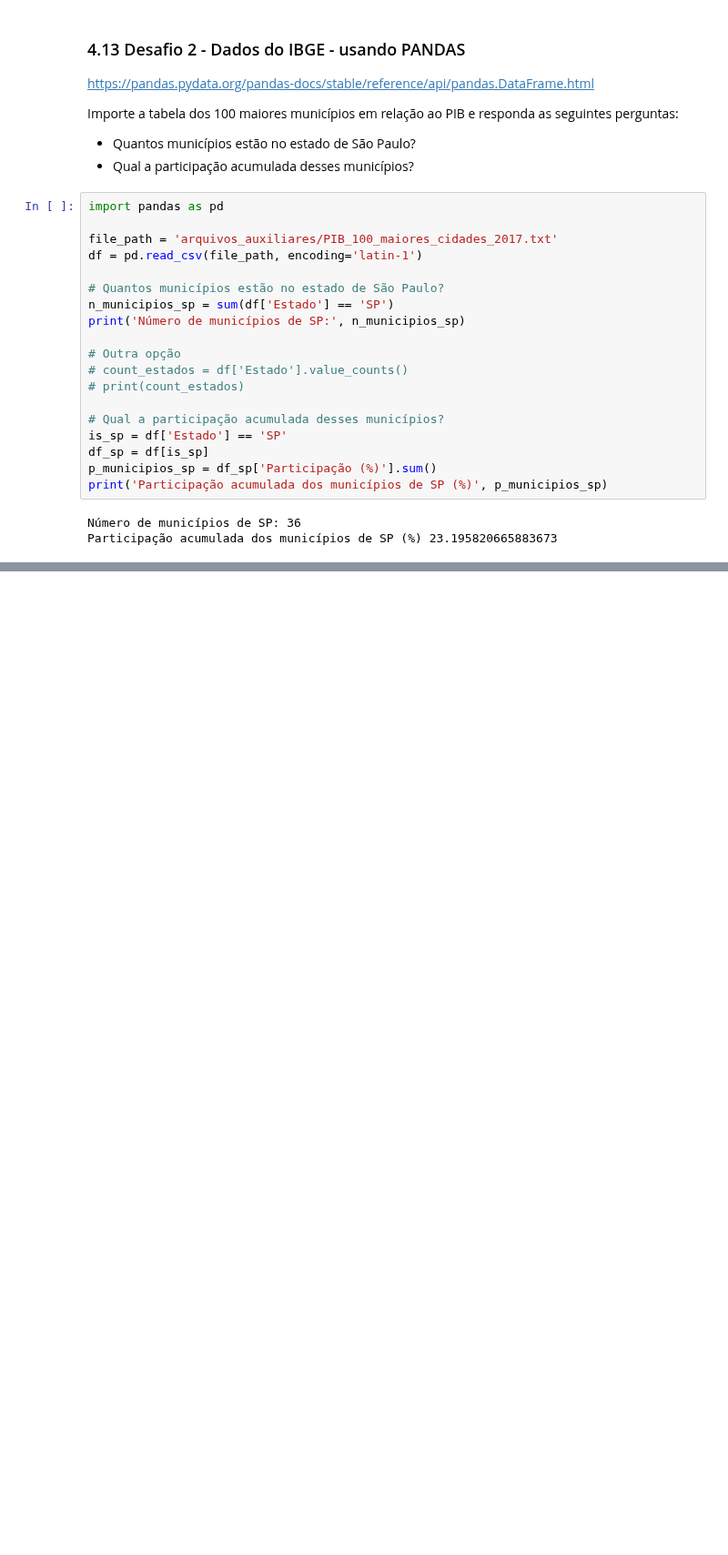
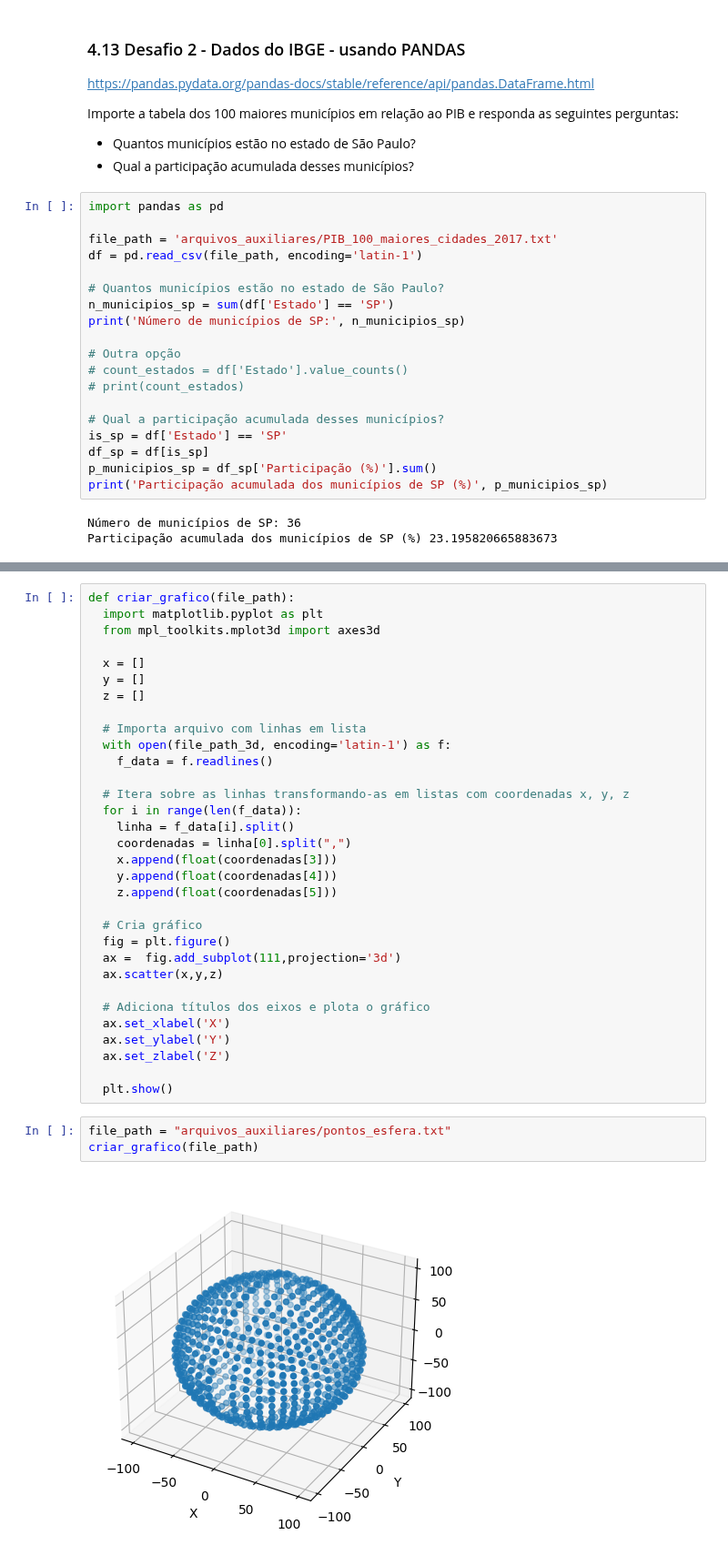
Before and after one commit to emivieira/python, a Jupyter notebook: Exercicios_S01_Python_Basico_ao_Avancado.ipynb, the cells around one changed output, grey strips where cells are left out. Shown at 91% size. Cells and saved outputs as stored; diff of their text form; blank space fills up the shorter version.

```diff
--- a/Exercicios_S01_Python_Basico_ao_Avancado.ipynb
+++ b/Exercicios_S01_Python_Basico_ao_Avancado.ipynb
@@ -382,0 +502,37 @@ Participação acumulada dos municípios de SP (%) 23.195820665883673
+# %%
+def criar_grafico(file_path):
+  import matplotlib.pyplot as plt
+  from mpl_toolkits.mplot3d import axes3d
+
+  x = []
+  y = []
+  z = []
+
+  # Importa arquivo com linhas em lista
+  with open(file_path_3d, encoding='latin-1') as f:
+    f_data = f.readlines()
+
+  # Itera sobre as linhas transformando-as em listas com coordenadas x, y, z
+  for i in range(len(f_data)):
+    linha = f_data[i].split()
+    coordenadas = linha[0].split(",")
+    x.append(float(coordenadas[3]))
+    y.append(float(coordenadas[4]))
+    z.append(float(coordenadas[5]))
+
+  # Cria gráfico
+  fig = plt.figure()
+  ax =  fig.add_subplot(111,projection='3d')
+  ax.scatter(x,y,z)
+
+  # Adiciona títulos dos eixos e plota o gráfico
+  ax.set_xlabel('X')
+  ax.set_ylabel('Y')
+  ax.set_zlabel('Z')
+
+  plt.show()
+# %%
+file_path = "arquivos_auxiliares/pontos_esfera.txt"
+criar_grafico(file_path)
+# %% [output]
+[figure, added]
```
Also changed, not shown: parts of 18 cells of this notebook.
